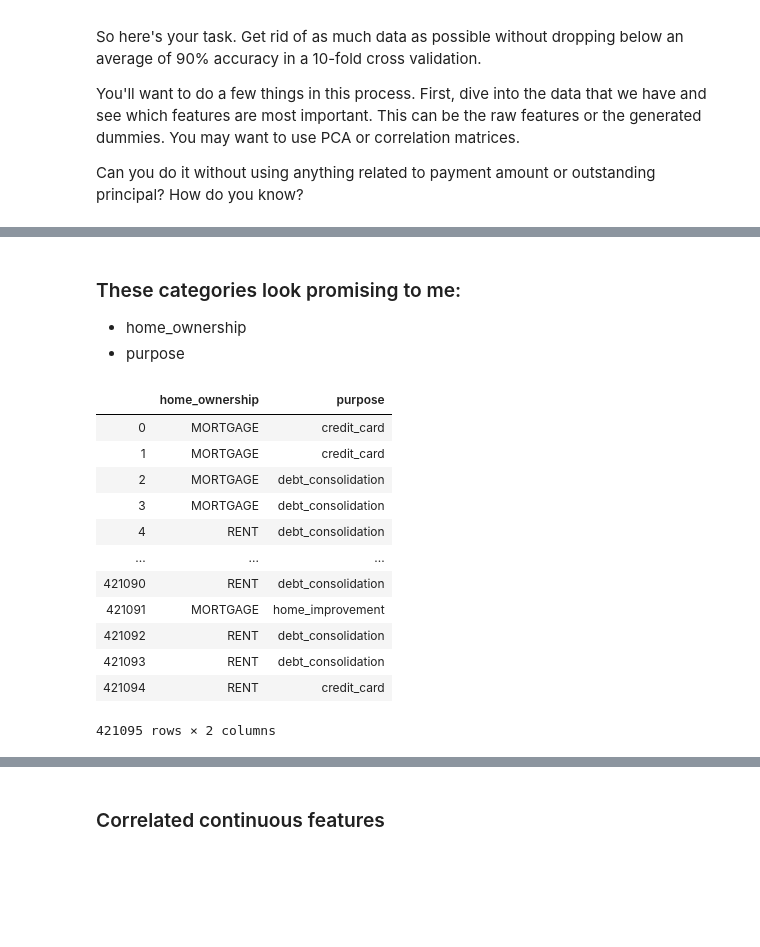
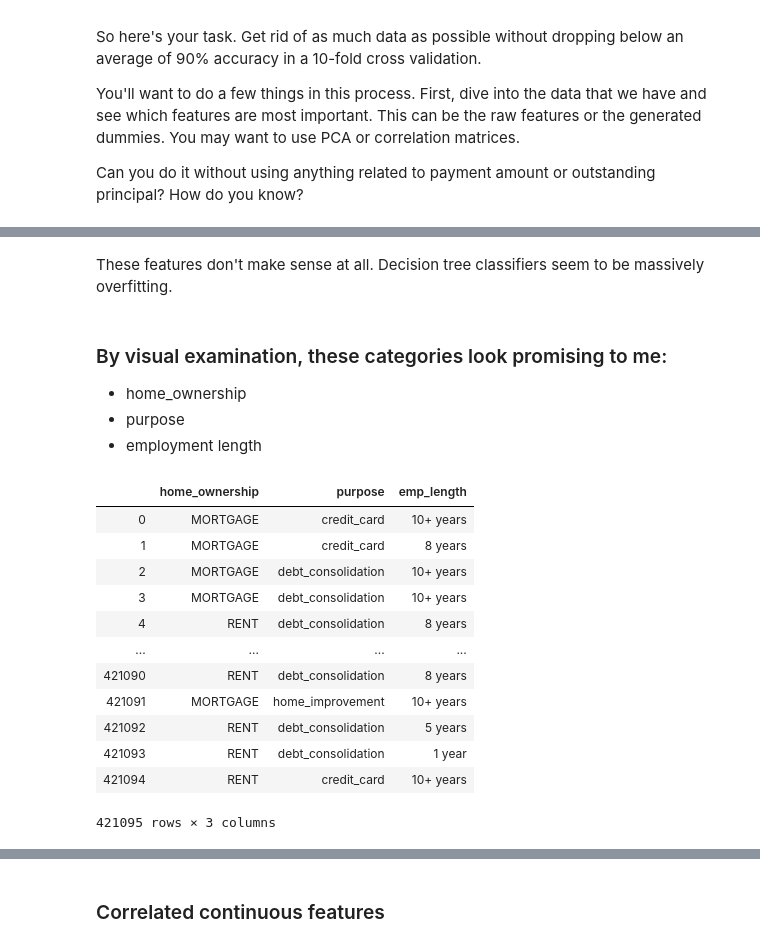
Before and after one commit to mrkjhsn/Thinkful-Exercises, a Jupyter notebook: random_forest_guided_example.ipynb, the cells around one changed output, grey strips where cells are left out. Drawn from its saved outputs; the diff is of its cells as text; code cells hidden in the pictures; blank space fills up the shorter version.

```diff
--- a/random_forest_guided_example.ipynb
+++ b/random_forest_guided_example.ipynb
@@ -190,20 +253,23 @@ practice.head()
+# %% [markdown]
+These features don't make sense at all.  Decision tree classifiers seem to be massively overfitting.
 # %% [markdown]
-### These categories look promising to me:
+### By visual examination, these categories look promising to me:
  - home_ownership
  - purpose
+ - employment length
 # %%
-y2015[['home_ownership', 'purpose']]
+y2015[['home_ownership', 'purpose', "emp_length"]]
 # %% [output]
-|  | home_ownership | purpose |
-| 0 | MORTGAGE | credit_card |
-| 1 | MORTGAGE | credit_card |
-| 2 | MORTGAGE | debt_consolidation |
-| 3 | MORTGAGE | debt_consolidation |
-| 4 | RENT | debt_consolidation |
-| ... | ... | ... |
-| 421090 | RENT | debt_consolidation |
-| 421091 | MORTGAGE | home_improvement |
-| 421092 | RENT | debt_consolidation |
-| 421093 | RENT | debt_consolidation |
-| 421094 | RENT | credit_card |
+|  | home_ownership | purpose | emp_length |
+| 0 | MORTGAGE | credit_card | 10+ years |
+| 1 | MORTGAGE | credit_card | 8 years |
+| 2 | MORTGAGE | debt_consolidation | 10+ years |
+| 3 | MORTGAGE | debt_consolidation | 10+ years |
+| 4 | RENT | debt_consolidation | 8 years |
+| ... | ... | ... | ... |
+| 421090 | RENT | debt_consolidation | 8 years |
+| 421091 | MORTGAGE | home_improvement | 10+ years |
+| 421092 | RENT | debt_consolidation | 5 years |
+| 421093 | RENT | debt_consolidation | 1 year |
+| 421094 | RENT | credit_card | 10+ years |
-421095 rows × 2 columns
+421095 rows × 3 columns
```
Also changed, not shown: parts of 44 cells of this notebook.
